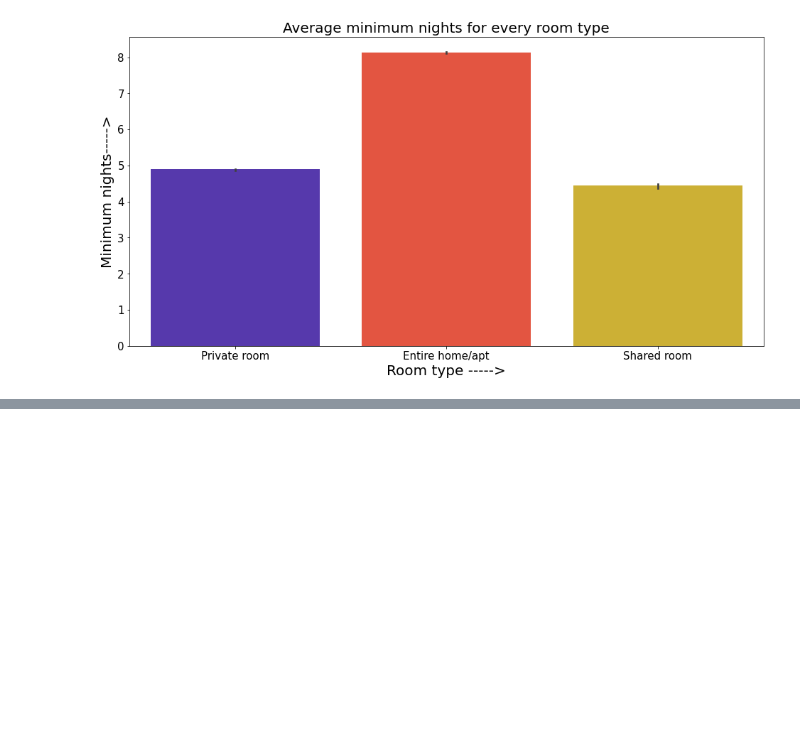
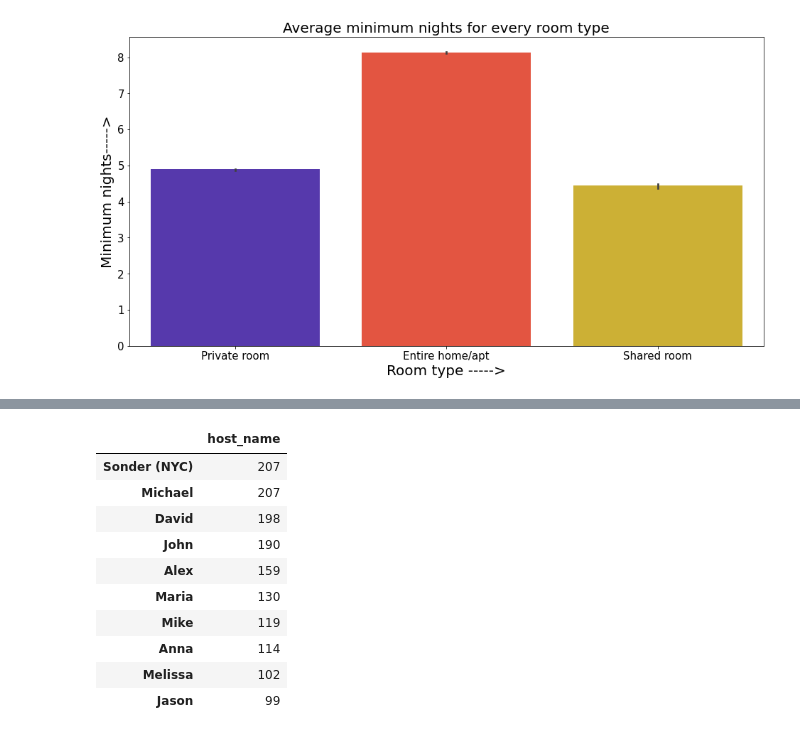
Before and after one commit to amol004/Airbnb-booking-analysis, a Jupyter notebook: Airbnb_bookings_analysis.ipynb, the cells around one changed output, grey strips where cells are left out. Cells and saved outputs as stored; diff of their text form; code cells hidden in the pictures; blank space fills up the shorter version.

```diff
--- a/Airbnb_bookings_analysis.ipynb
+++ b/Airbnb_bookings_analysis.ipynb
@@ -232,0 +244,17 @@ plt.ylabel('Minimum nights----->',fontsize=20);
+# %%
+# Top 10 highest visitors
+mm=airbnb_df.host_name.value_counts().head(10)
+mm=pd.DataFrame(mm)
+mm
+# %% [output]
+|  | host_name |
+| Sonder (NYC) | 207 |
+| Michael | 207 |
+| David | 198 |
+| John | 190 |
+| Alex | 159 |
+| Maria | 130 |
+| Mike | 119 |
+| Anna | 114 |
+| Melissa | 102 |
+| Jason | 99 |
```
Also changed, not shown: parts of 3 cells of this notebook.
